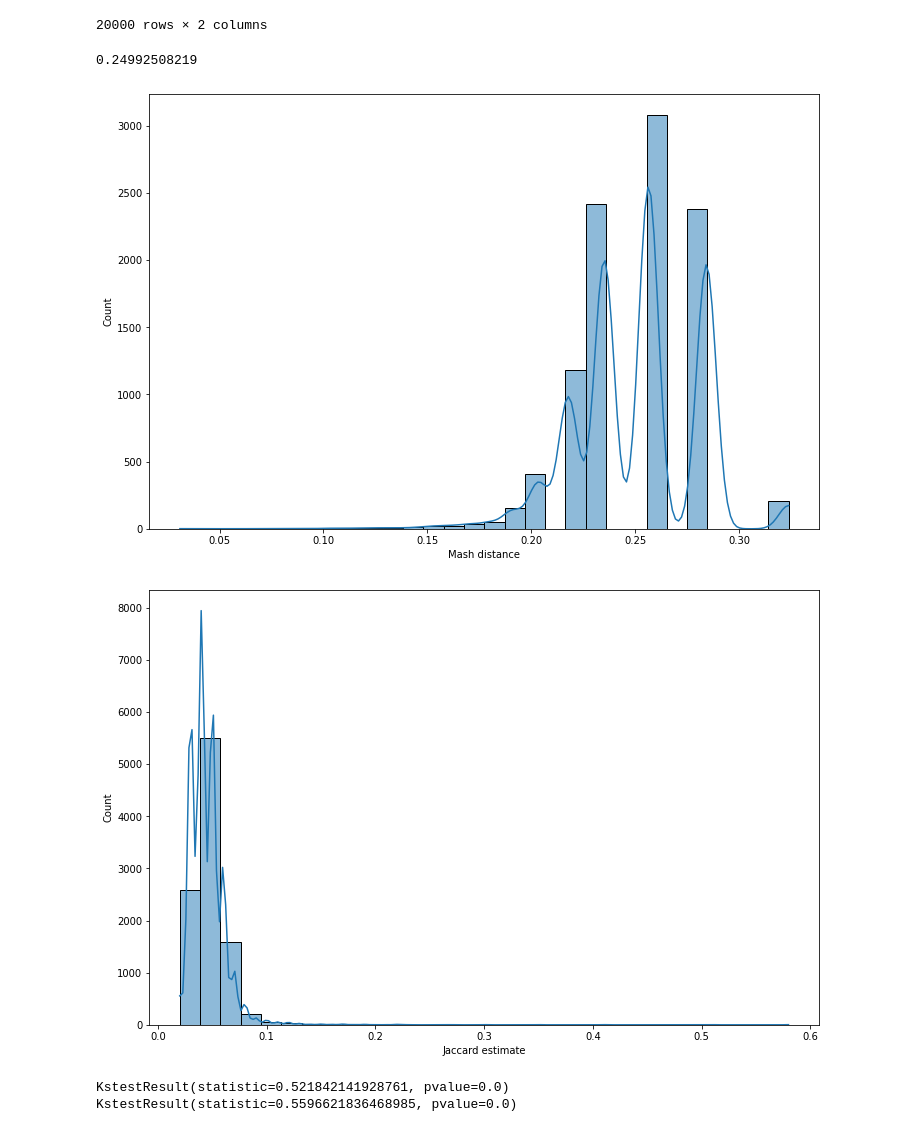
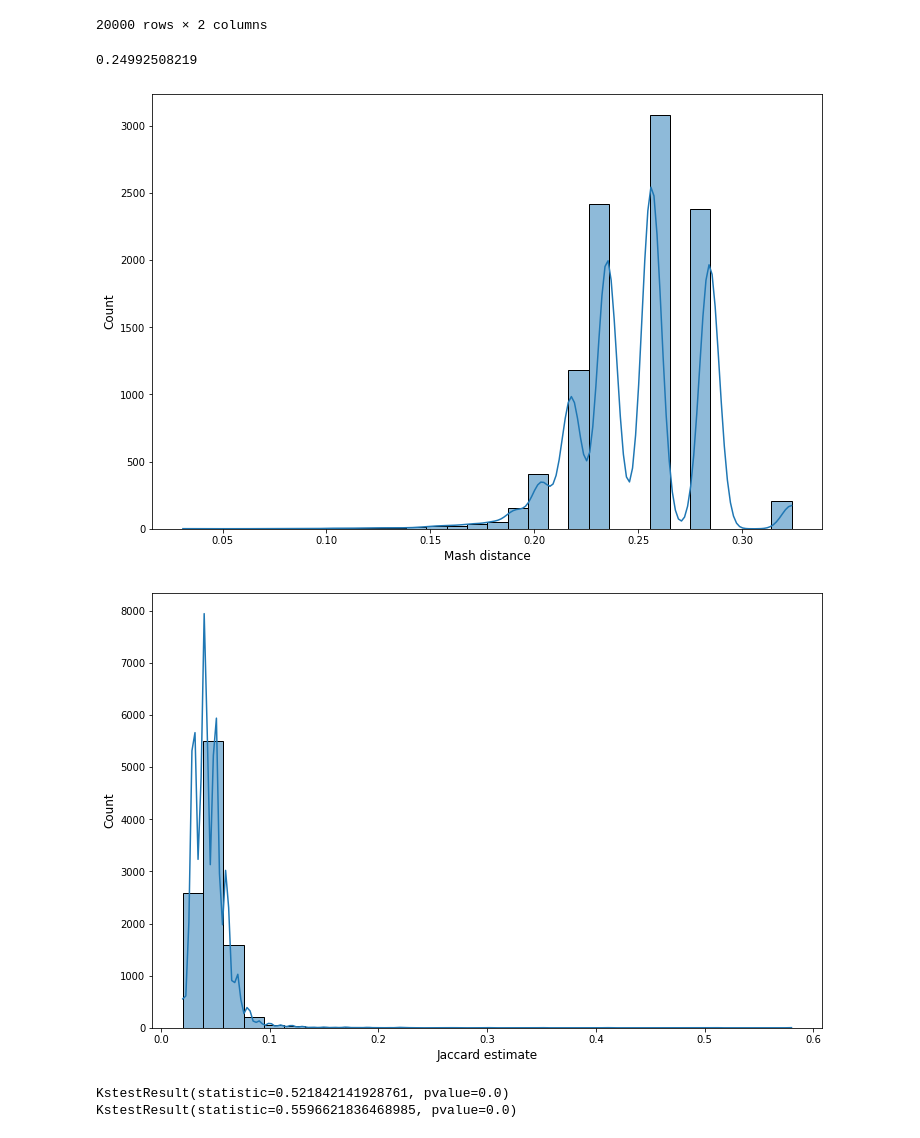
Before and after one commit to LuiggiTenorioK/minhash-benchmark, a Jupyter notebook: src/distances_analysis.ipynb, the cells around one changed output. Saved outputs shown, nothing was run; the diff lists cells and outputs as text; code cells hidden in the pictures.

Commit message:
update fontsize

```diff
--- a/src/distances_analysis.ipynb
+++ b/src/distances_analysis.ipynb
@@ -141,21 +143,23 @@ mash_min_GS003_GS037_df
 # %%
 aux_df = mash_min_GS003_GS037_df.merge(read_ids_df, how='left', on="read_id")
 print(aux_df[aux_df["sample_id"] == "GS003"]["mindist"].values.mean())
 plt.figure(figsize=(12,8))
 sns.histplot(aux_df[aux_df["sample_id"] == "GS003"]["mindist"].values, kde=True, bins=30)
-plt.xlabel("Mash distance")
+plt.xlabel("Mash distance", fontsize=12)
+plt.ylabel("Count", fontsize=12)
 plt.show()
 # %% [output]
 0.24992508219
-[figure, old version]
+[figure, new version]
 # %%
 vals = get_jaccard_estimate(aux_df[aux_df["sample_id"] == "GS003"]["mindist"].values, 10)
 plt.figure(figsize=(12,8))
 sns.histplot(vals, kde=True, bins=30)
-plt.xlabel("Jaccard estimate")
+plt.xlabel("Jaccard estimate", fontsize=12)
+plt.ylabel("Count", fontsize=12)
 plt.show()
 # %% [output]
-[figure, old version]
+[figure, new version]
 # %%
 sv1 = mash_min_GS003_GS005_df.merge(read_ids_df, how='left', on="read_id")
 sv1 = sv1[sv1["sample_id"] == "GS003"]["mindist"].values
```
Also changed, not shown: parts of 7 cells of this notebook.
